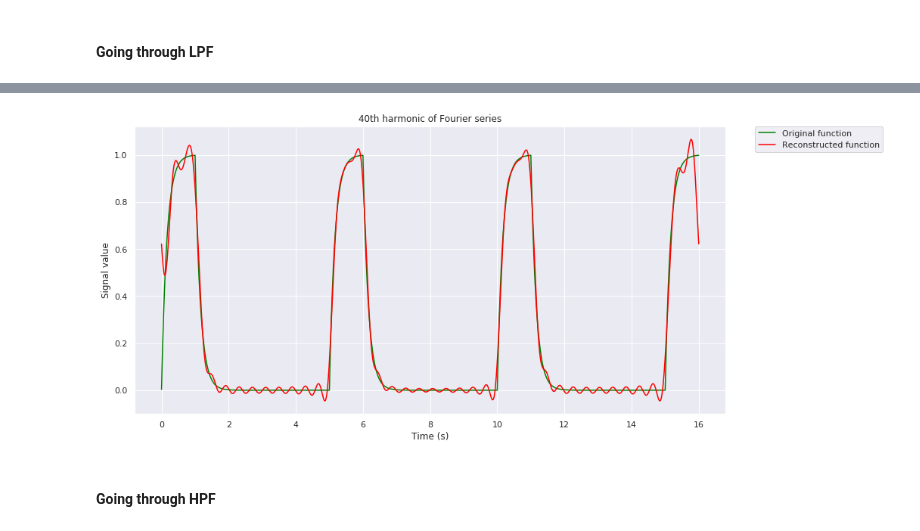
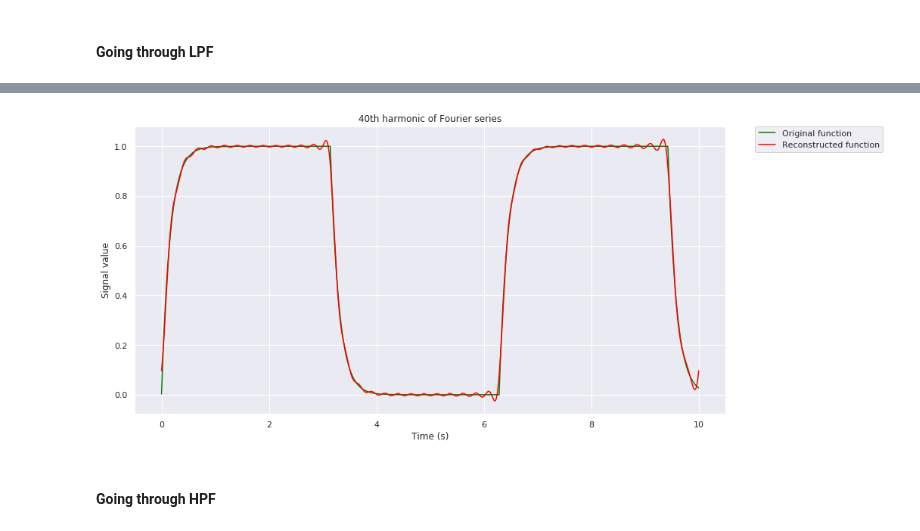
Before and after one commit to masterdesky/ELTE-signal-processing-2018, a Jupyter notebook: Assignment 3/Assignment 3.ipynb, the cells around one changed output, grey strips where cells are left out. Saved outputs shown, nothing was run; the diff lists cells and outputs as text; code cells hidden in the pictures.

```diff
--- a/Assignment 3/Assignment 3.ipynb
+++ b/Assignment 3/Assignment 3.ipynb
@@ -206,12 +229,11 @@ def HPF(t, tau, signal_in, order):
 # %%
-def FourierCoeff(signal, t, N_max, Complex=False):
+def FourierCoeff(signal, t, Complex=False):
 
     '''
     Parameters
     ----------
     signal : the periodic function's value as an np.array
     t: an np.linsapce array of points of time, where the signal got evalueted
-    N_max : the function will return the first N_max + 1 Fourier coefficients
 
     Returns
     -------
@@ -309,2 +352,12 @@ def f_1(t, width, T):
+# %%
+# Order if filter
+order_1 = 1
+
+# length of signal in seconds
+t_1 = 10
+
+# Signal characteristics
+width_1 = np.pi
+T_1 = 2 * width_1
 # %% [markdown]
 #### Going through LPF
@@ -323,3 +364,6 @@ lpf_output_1, lpf_time_1 = LPF(t_1_lpf, tau, signal_in_1_lpf, order_1_lpf)
+# %%
+time_1_lpf, signal_in_1_lpf = f_1(t_1, width_1, T_1)
+lpf_output_1, lpf_time_1 = LPF(t_1, tau, signal_in_1_lpf, order_1)
 # %%
 fig_1_lpf, axes_1_lpf = plt.subplots(figsize=(14,7))
 
@@ -333,21 +377,21 @@ plt.show()
 # %%
 N_max_1_lpf = 40
 
-c_1_lpf = FourierCoeff(lpf_output_1, lpf_time_1, N_max_1_lpf, Complex=True)
-ReconstFunc_1_Comp_lpf, ReconstTime_1_Comp_lpf = FourierCalcComplex(c_1_lpf, t_1_lpf, N_max_1_lpf)
+c_1_lpf = FourierCoeff(lpf_output_1, lpf_time_1, Complex=True)
+ReconstFunc_1_Comp_lpf, ReconstTime_1_Comp_lpf = FourierCalcComplex(c_1_lpf, t_1, N_max_1_lpf)
 # %%
-fig_f_1_Reconstruct_Complex_lpf = plt.figure(figsize=(14,7))
+fig_f_1_Reconstruct_Complex_lpf, axes_f_1_Reconstruct_Complex_lpf = plt.subplots(figsize=(14,7))
 
-plt.plot(lpf_time_1, lpf_output_1, label="Original function", c="green")
-plt.plot(ReconstTime_1_Comp_lpf, ReconstFunc_1_Comp_lpf.real, label="Reconstructed function", c="red")
+axes_f_1_Reconstruct_Complex_lpf.plot(lpf_time_1, lpf_output_1, label="Original function", c="green")
+axes_f_1_Reconstruct_Complex_lpf.plot(ReconstTime_1_Comp_lpf, ReconstFunc_1_Comp_lpf.real, label="Reconstructed function", c="red")
 
-plt.title(str(N_max_1_lpf) + "th harmonic of Fourier series")
-plt.xlabel("Time (s)")
-plt.ylabel("Signal value")
+axes_f_1_Reconstruct_Complex_lpf.set_title(str(N_max_1_lpf) + "th harmonic of Fourier series")
+axes_f_1_Reconstruct_Complex_lpf.set_xlabel("Time (s)")
+axes_f_1_Reconstruct_Complex_lpf.set_ylabel("Signal value")
 
 plt.legend(bbox_to_anchor=(1.05, 1), loc='upper left', borderaxespad=0.)
 plt.show()
 # %% [output]
-[figure, old version]
+[figure, new version]
 # %% [markdown]
 #### Going through HPF
```
Also changed, not shown: parts of 31 cells of this notebook, 6 other files.
